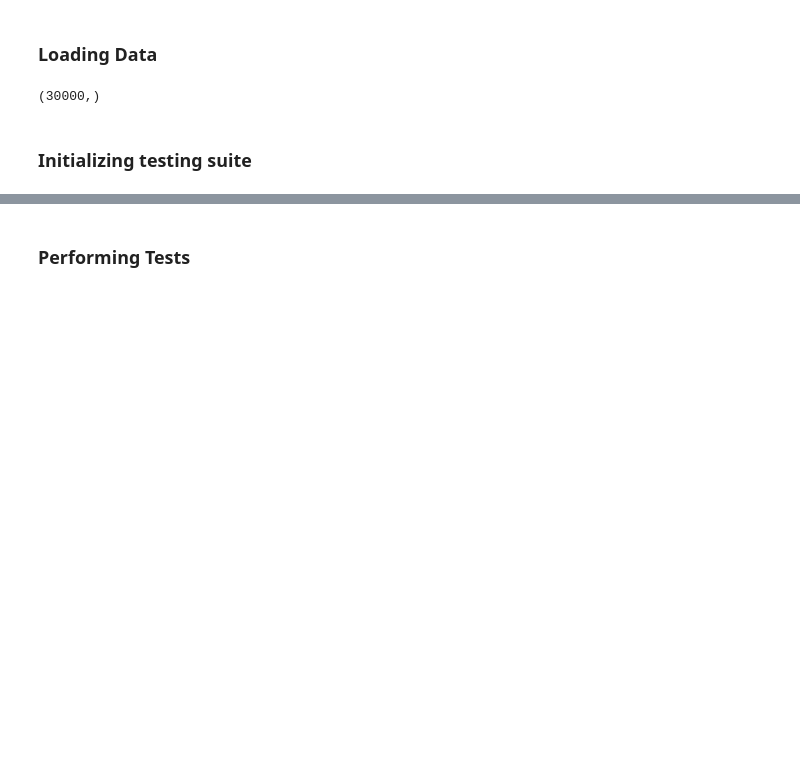
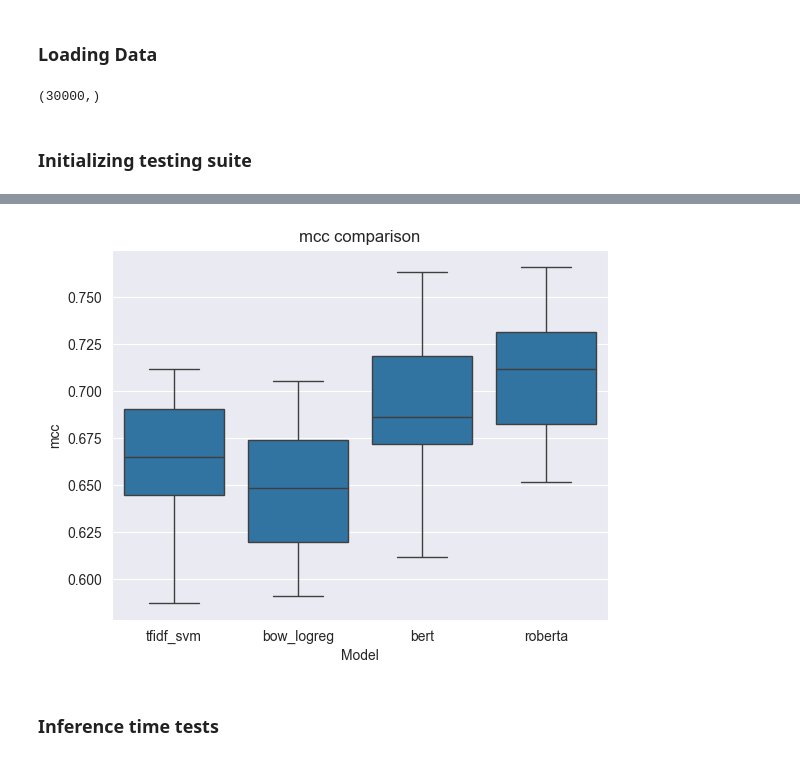
Before and after one commit to awroble/NLP_2025W, a Jupyter notebook: Tester/models_evaluation.ipynb, the cells around one changed output, grey strips where cells are left out. Drawn from its saved outputs; the diff is of its cells as text; code cells hidden in the pictures; blank space fills up the shorter version.

```diff
--- a/Tester/models_evaluation.ipynb
+++ b/Tester/models_evaluation.ipynb
@@ -78,2 +135,10 @@ Text(0.5, 1.0, 'Accuracy comparison')
+# %%
+df=pd.DataFrame.from_dict(f1_results)
+df1=df.melt().rename(columns={"value":"mcc","variable":"Model"})
+plot=sns.boxplot(x="Model",y="mcc",data=df1).set_title("mcc comparison")
+fig=plot.get_figure()
+fig.savefig("figs/mcc_results_comparison.png")
+# %% [output]
+[figure, added]
 # %% [markdown]
-### Performing Tests
+### Inference time tests
```
Also changed, not shown: parts of 13 cells of this notebook.
